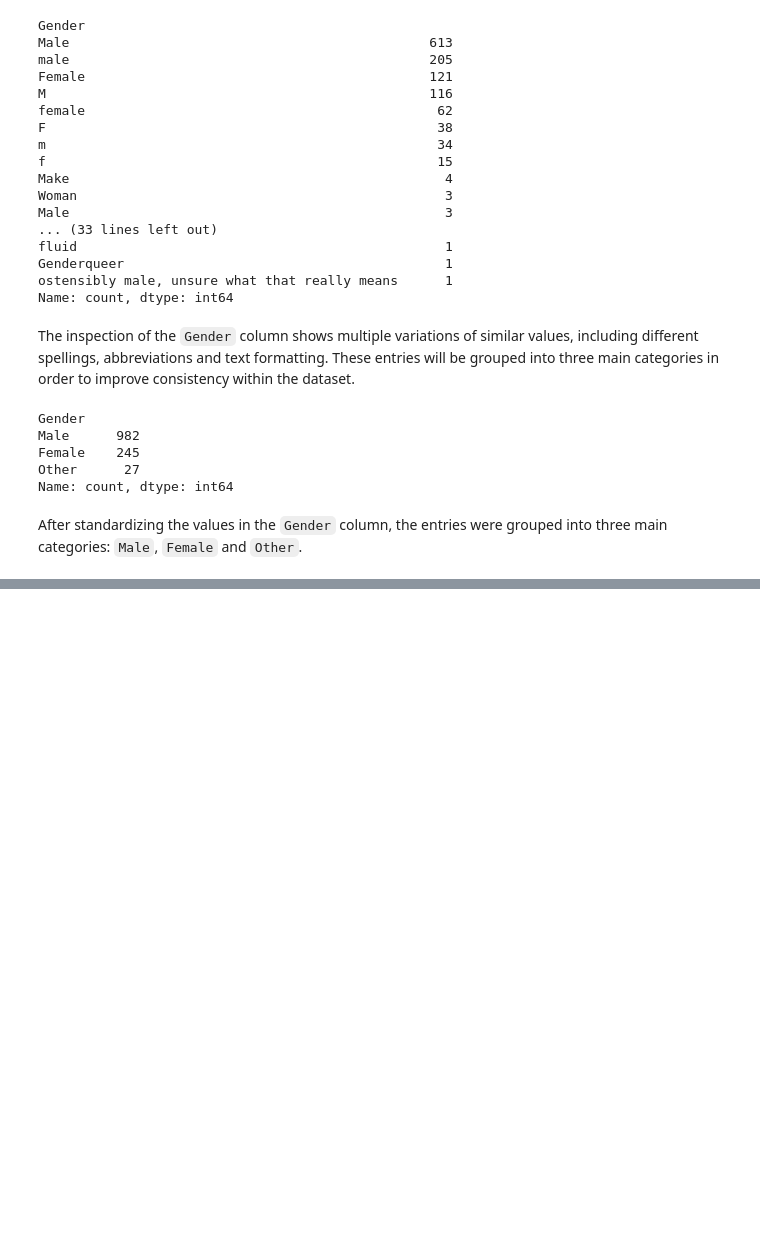
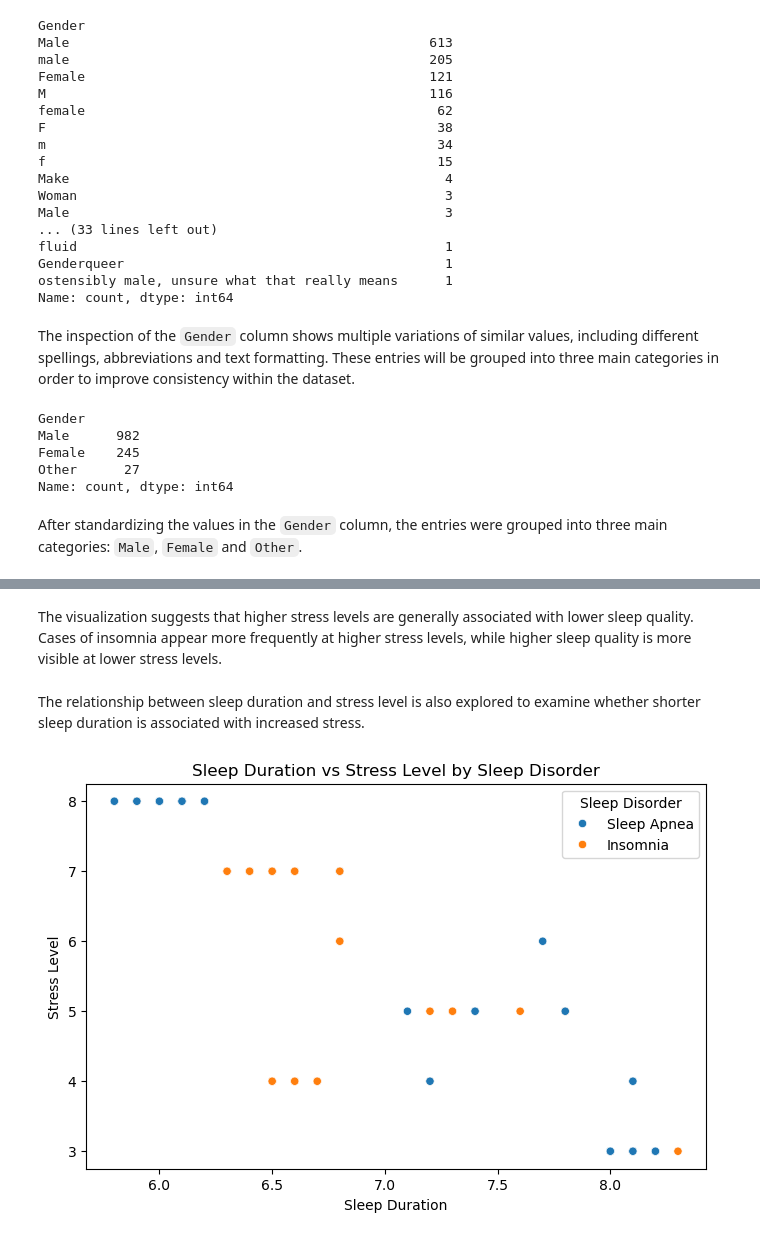
Before and after one commit to EleonoraIv/stress-mental-health-analysis, a Jupyter notebook: stress_mental_health_analysis.ipynb, the cells around one changed output, grey strips where cells are left out. Drawn from its saved outputs; the diff is of its cells as text; code cells hidden in the pictures; blank space fills up the shorter version.

```diff
--- a/stress_mental_health_analysis.ipynb
+++ b/stress_mental_health_analysis.ipynb
@@ -289,0 +314,22 @@ After standardizing the values in the `Gender` column, the entries were grouped
+# %% [markdown]
+The visualization suggests that higher stress levels are generally associated with lower sleep quality. Cases of insomnia appear more frequently at higher stress levels, while higher sleep quality is more visible at lower stress levels.
+# %% [markdown]
+The relationship between sleep duration and stress level is also explored to examine whether shorter sleep duration is associated with increased stress.
+# %%
+plt.figure(figsize=(8, 5))
+
+sns.scatterplot(
+    data=sleep_data,
+    x="Sleep Duration",
+    y="Stress Level",
+    hue="Sleep Disorder"
+)
+
+plt.title("Sleep Duration vs Stress Level by Sleep Disorder")
+plt.xlabel("Sleep Duration")
+plt.ylabel("Stress Level")
+
+plt.legend(title="Sleep Disorder")
+plt.show()
+# %% [output]
+[figure, added]
```
Also changed, not shown: parts of 12 cells of this notebook.
